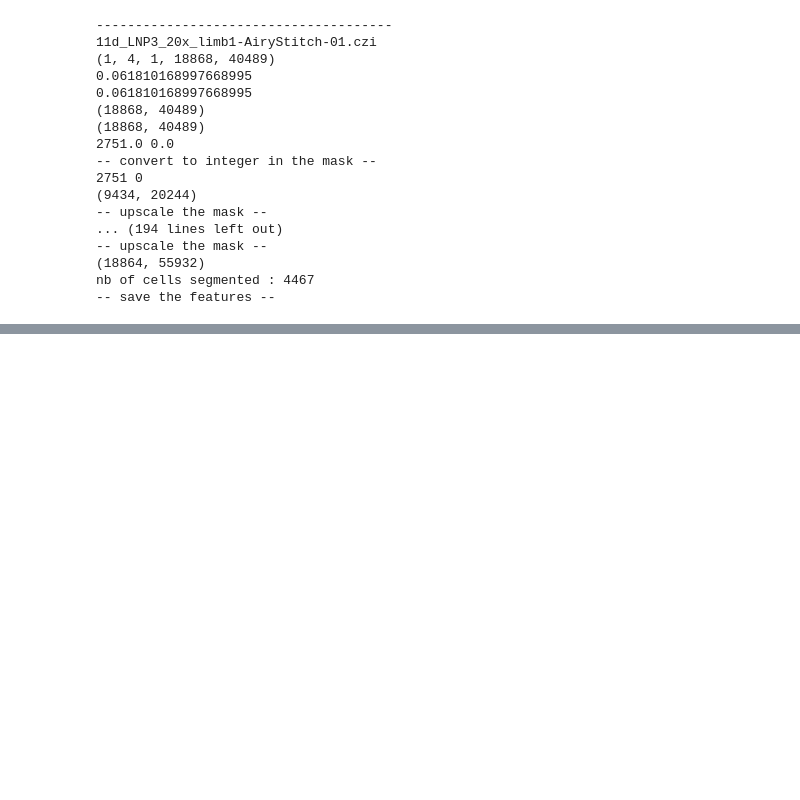
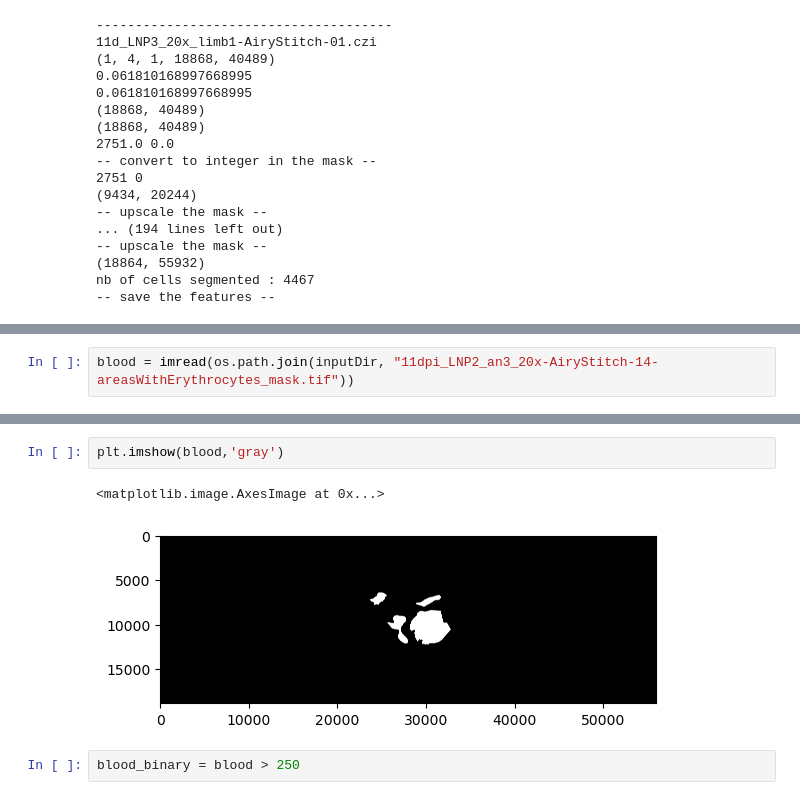
Before and after one commit to lengfei5/image_analysis_test, a Jupyter notebook: scripts/cellpose_training.ipynb, the cells around one changed output, grey strips where cells are left out. Drawn from its saved outputs; the diff is of its cells as text; blank space fills up the shorter version.

```diff
--- a/scripts/cellpose_training.ipynb
+++ b/scripts/cellpose_training.ipynb
@@ -715,0 +817,2 @@ nb of cells segmented : 4467
+# %%
+blood = imread(os.path.join(inputDir, "11dpi_LNP2_an3_20x-AiryStitch-14-areasWithErythrocytes_mask.tif"))
@@ -715,0 +841,7 @@ nb of cells segmented : 4467
+# %%
+plt.imshow(blood,'gray')
+# %% [output]
+<matplotlib.image.AxesImage at 0x...>
+[figure, added]
+# %%
+blood_binary = blood > 250
```
Also changed, not shown: parts of 17 cells of this notebook, 2 other files.
